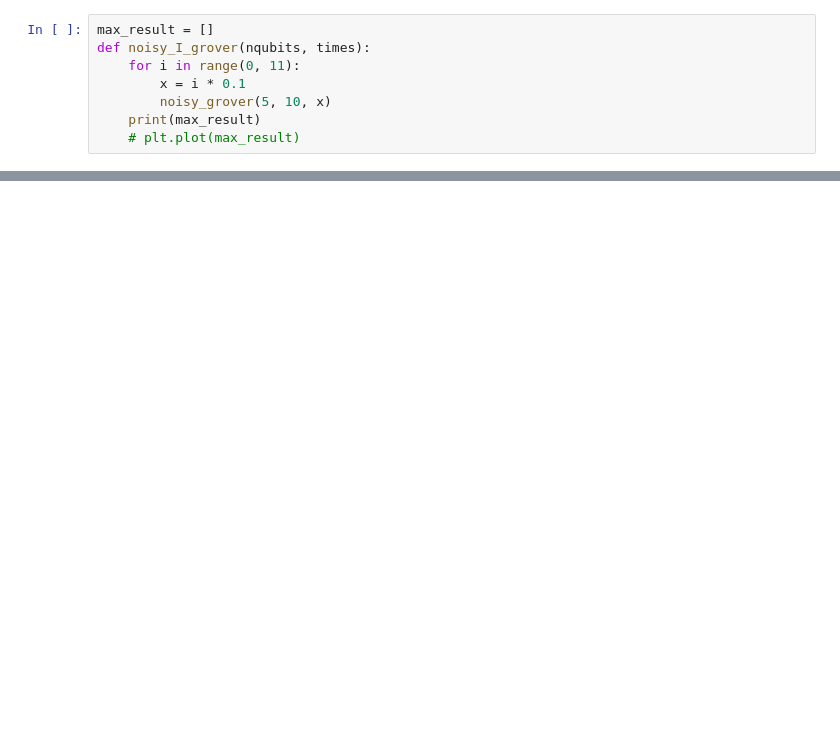
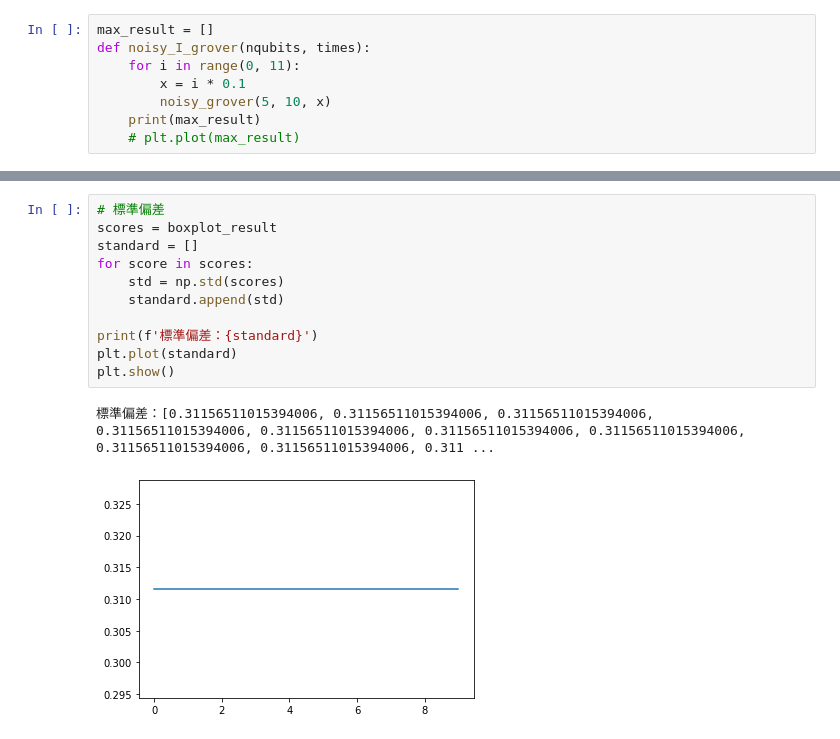
Before and after one commit to KaitoMuraoka/BasicQuantumAlgorithm, a Jupyter notebook: main/First.ipynb, the cells around one changed output, grey strips where cells are left out. Drawn from its saved outputs; the diff is of its cells as text; blank space fills up the shorter version.

```diff
--- a/main/First.ipynb
+++ b/main/First.ipynb
@@ -541,0 +562,14 @@ plt.plot(avg_result)
+# %%
+# 標準偏差
+scores = boxplot_result
+standard = []
+for score in scores:
+    std = np.std(scores)
+    standard.append(std)
+
+print(f'標準偏差：{standard}')
+plt.plot(standard)
+plt.show()
+# %% [output]
+標準偏差：[0.31156511015394006, 0.31156511015394006, 0.31156511015394006, 0.31156511015394006, 0.31156511015394006, 0.31156511015394006, 0.31156511015394006, 0.31156511015394006, 0.31156511015394006, 0.311 ...
+[figure, added]
```
Also changed, not shown: parts of 14 cells of this notebook.
